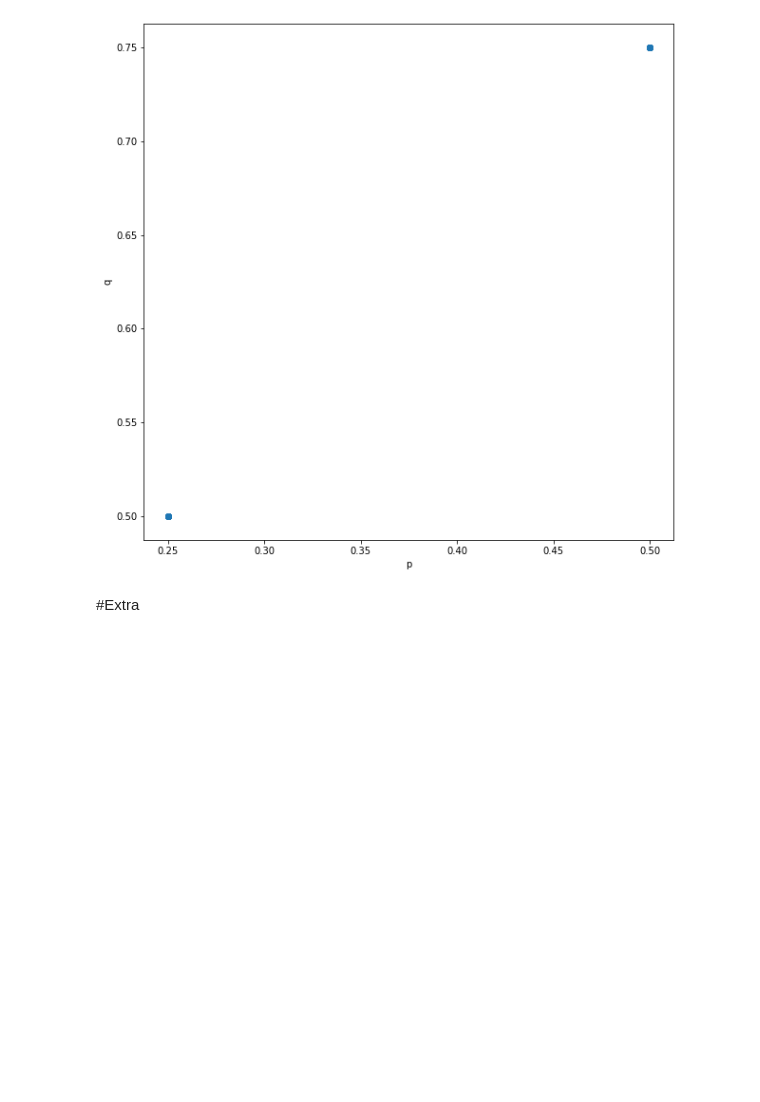
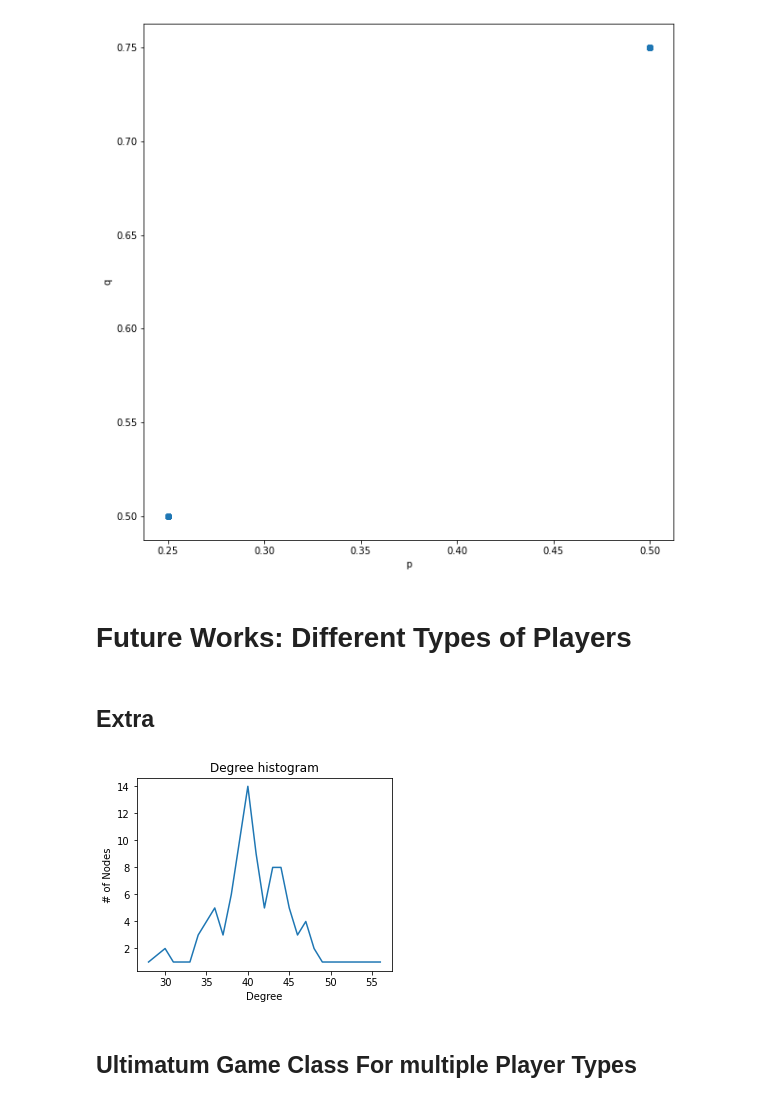
Before and after one commit to rufimelo99/UltimatumGame, a Jupyter notebook: UltimatumGame.ipynb, the cells around one changed output. Saved outputs shown, nothing was run; the diff lists cells and outputs as text; code cells hidden in the pictures; blank space fills up the shorter version.

```diff
--- a/UltimatumGame.ipynb
+++ b/UltimatumGame.ipynb
@@ -1598,20 +1372,26 @@ plt.ylabel("q")
 plt.show()
 # %% [output]
 [figure]
+# %% [markdown]
+# Future Works: Different Types of Players
 # %% [markdown]
-#Extra
+## Extra
 # %%
-degree_sequence = sorted([d for n, d in game.graph.degree()], reverse=True)
+degree_sequence = sorted(], reverse=True)
 dmax = max(degree_sequence)
 
 fig = plt.figure("Degree of a random graph", figsize=(8, 8))
 axgrid = fig.add_gridspec(5, 4)
 
 ax2 = fig.add_subplot(axgrid[3:, 2:])
 ax2.plot(*np.unique(degree_sequence, return_counts=True))
 ax2.set_title("Degree histogram")
 ax2.set_xlabel("Degree")
 ax2.set_ylabel("# of Nodes")
 
 fig.tight_layout()
 plt.show()
+# %% [output]
+[figure, added]
+# %% [markdown]
+## Ultimatum Game Class For multiple Player Types
```
Also changed, not shown: parts of 41 cells of this notebook.
